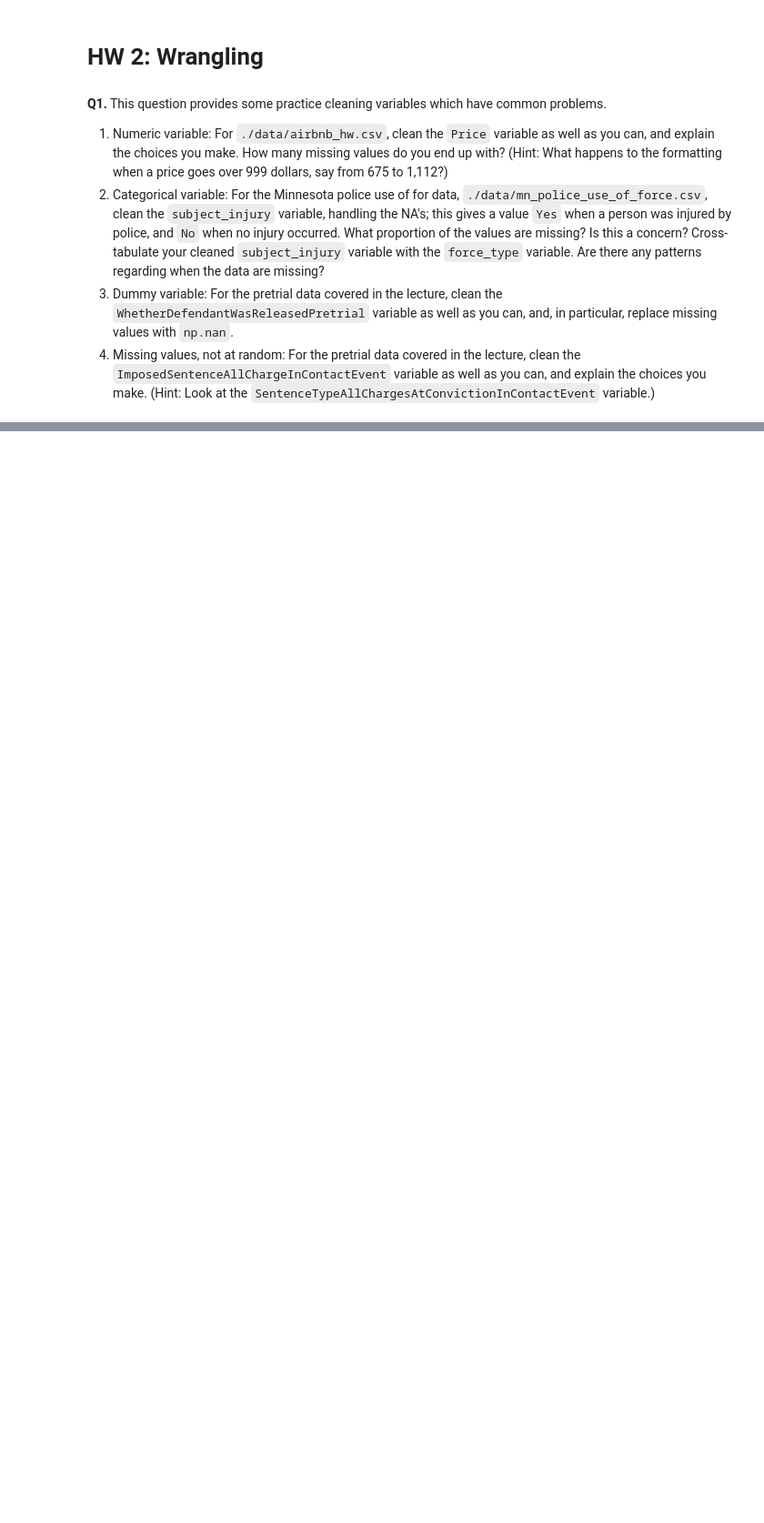
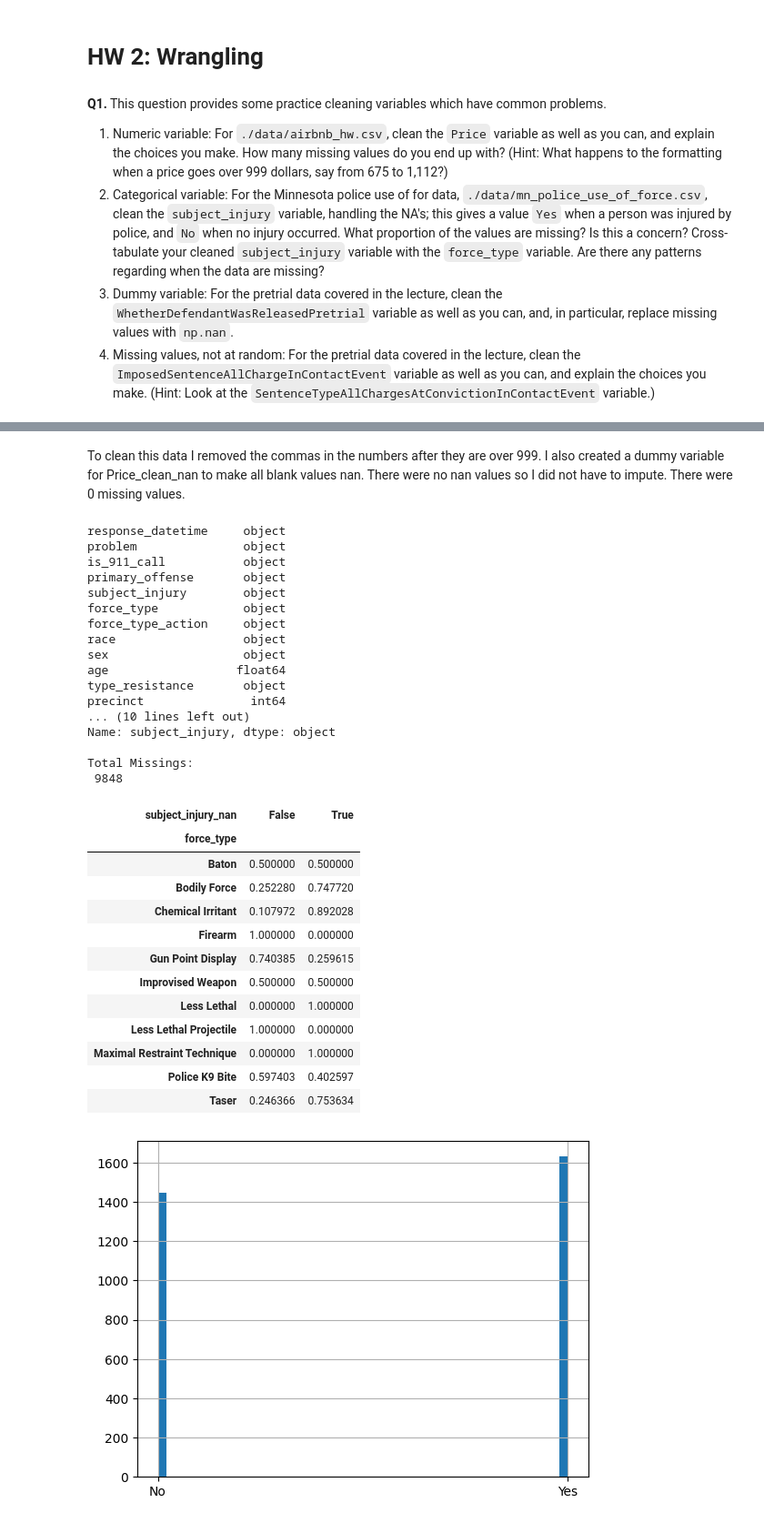
Before and after one commit to allyoshea/wrangling, a Jupyter notebook: assignment/assignment.ipynb, the cells around one changed output, grey strips where cells are left out. Shown at 91% size. Drawn from its saved outputs; the diff is of its cells as text; code cells hidden in the pictures; blank space fills up the shorter version.

```diff
--- a/assignment/assignment.ipynb
+++ b/assignment/assignment.ipynb
@@ -20,0 +47,56 @@ df['Price_clean'].isnull().mean()
+# %% [markdown]
+To clean this data I removed the commas in the numbers after they are over 999. I also created a dummy variable for Price_clean_nan to make all blank values nan. There were no nan values so I did not have to impute. There were 0 missing values.
+# %%
+# (2)
+import numpy as np # Import the numpy package into your workspace
+import matplotlib.pyplot as plt # Import matplotlib into your workspace
+import pandas as pd # Import the pandas package into your workspace
+df = pd.read_csv('/content/mn_police_use_of_force.csv', low_memory=False) #not sure if this is too big to load . . .
+print(df.dtypes, '\n')
+print(df['subject_injury'].unique(),'\n')
+df['subject_injury_nan'] = df['subject_injury'].isnull() #creates a dummy missing variable to put all the missing values
+print('After coercion: \n', df['subject_injury'].describe(),'\n') # Describe the numeric variable
+df['subject_injury'].hist(bins = 50) # Histogram of the variable values
+print('Total Missings: \n', sum(df['subject_injury_nan']),'\n') # #9848 are missing this is ~3/4ths of the data (76%)
+#calculate proportion missing
+prop_missing = df['subject_injury_nan'].mean()
+prop_missing
+
+#cross-tab
+pd.crosstab(
+    df['force_type'],
+    df['subject_injury_nan'],
+    normalize='index'
+)
+# %% [output]
+response_datetime     object
+problem               object
+is_911_call           object
+primary_offense       object
+subject_injury        object
+force_type            object
+force_type_action     object
+race                  object
+sex                   object
+age                  float64
+type_resistance       object
+precinct               int64
+... (10 lines left out)
+Name: subject_injury, dtype: object
+
+Total Missings:
+ 9848
+| subject_injury_nan | False | True |
+| force_type |  |  |
+| Baton | 0.500000 | 0.500000 |
+| Bodily Force | 0.252280 | 0.747720 |
+| Chemical Irritant | 0.107972 | 0.892028 |
+| Firearm | 1.000000 | 0.000000 |
+| Gun Point Display | 0.740385 | 0.259615 |
+| Improvised Weapon | 0.500000 | 0.500000 |
+| Less Lethal | 0.000000 | 1.000000 |
+| Less Lethal Projectile | 1.000000 | 0.000000 |
+| Maximal Restraint Technique | 0.000000 | 1.000000 |
+| Police K9 Bite | 0.597403 | 0.402597 |
+| Taser | 0.246366 | 0.753634 |
+[figure, added]
```
Also changed, not shown: parts of 2 cells of this notebook.
